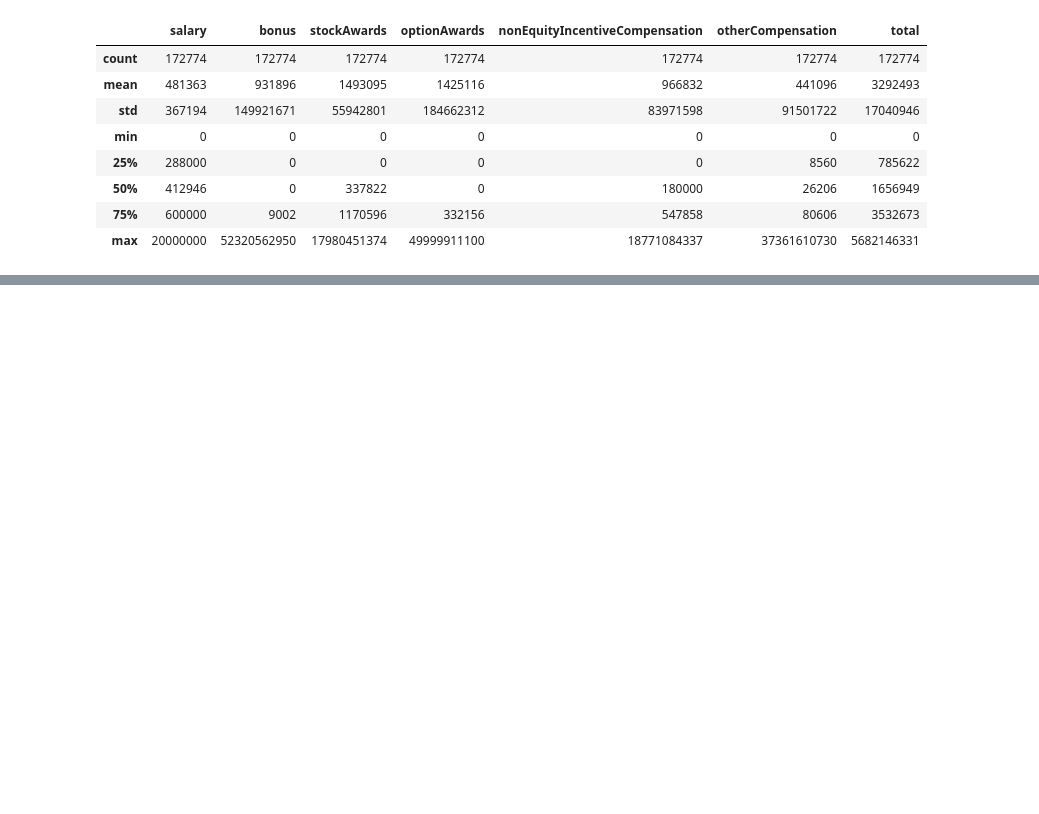
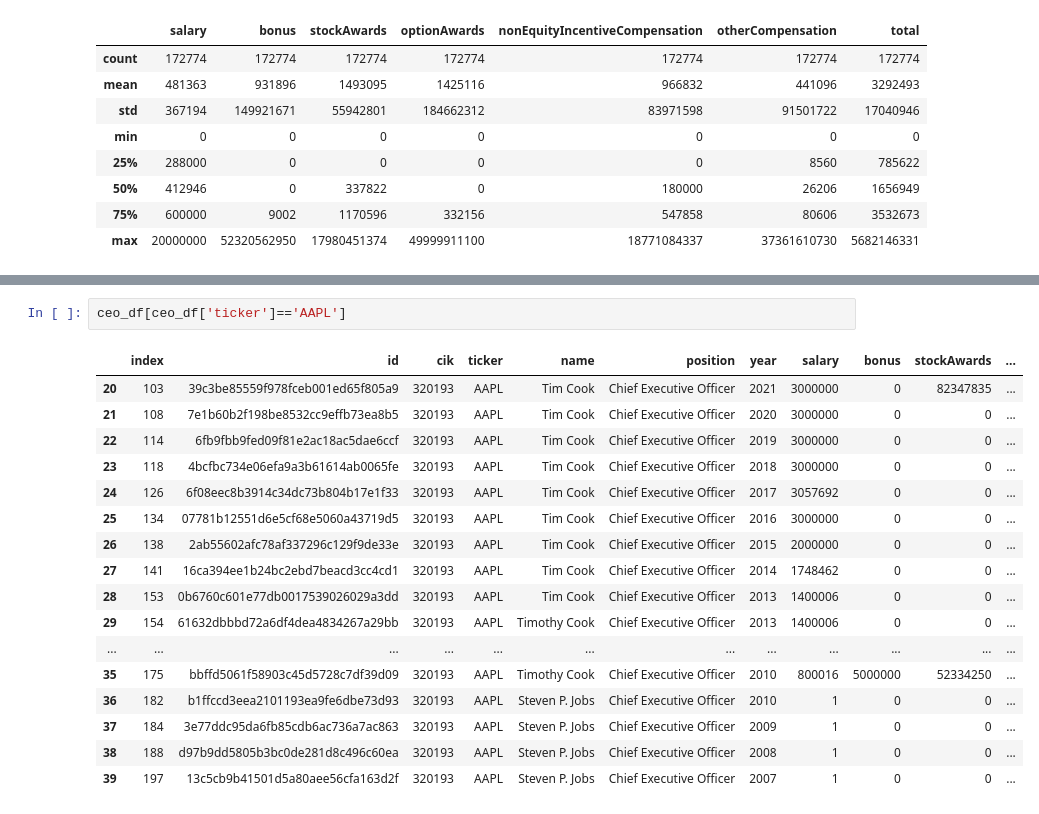
Before and after one commit to sfreagin/follow_the_money, a Jupyter notebook: SEC_API/5b_YOY_CEO_changes.ipynb, the cells around one changed output, grey strips where cells are left out. Cells and saved outputs as stored; diff of their text form; blank space fills up the shorter version.

```diff
--- a/SEC_API/5b_YOY_CEO_changes.ipynb
+++ b/SEC_API/5b_YOY_CEO_changes.ipynb
@@ -344,0 +350,20 @@ starter_df.drop(columns=['year','changeInPensionValueAndDeferredEarnings']).desc
+# %%
+ceo_df[ceo_df['ticker']=='AAPL']
+# %% [output]
+|  | index | id | cik | ticker | name | position | year | salary | bonus | stockAwards | ... |
+| 20 | 103 | 39c3be85559f978fceb001ed65f805a9 | 320193 | AAPL | Tim Cook | Chief Executive Officer | 2021 | 3000000 | 0 | 82347835 | ... |
+| 21 | 108 | 7e1b60b2f198be8532cc9effb73ea8b5 | 320193 | AAPL | Tim Cook | Chief Executive Officer | 2020 | 3000000 | 0 | 0 | ... |
+| 22 | 114 | 6fb9fbb9fed09f81e2ac18ac5dae6ccf | 320193 | AAPL | Tim Cook | Chief Executive Officer | 2019 | 3000000 | 0 | 0 | ... |
+| 23 | 118 | 4bcfbc734e06efa9a3b61614ab0065fe | 320193 | AAPL | Tim Cook | Chief Executive Officer | 2018 | 3000000 | 0 | 0 | ... |
+| 24 | 126 | 6f08eec8b3914c34dc73b804b17e1f33 | 320193 | AAPL | Tim Cook | Chief Executive Officer | 2017 | 3057692 | 0 | 0 | ... |
+| 25 | 134 | 07781b12551d6e5cf68e5060a43719d5 | 320193 | AAPL | Tim Cook | Chief Executive Officer | 2016 | 3000000 | 0 | 0 | ... |
+| 26 | 138 | 2ab55602afc78af337296c129f9de33e | 320193 | AAPL | Tim Cook | Chief Executive Officer | 2015 | 2000000 | 0 | 0 | ... |
+| 27 | 141 | 16ca394ee1b24bc2ebd7beacd3cc4cd1 | 320193 | AAPL | Tim Cook | Chief Executive Officer | 2014 | 1748462 | 0 | 0 | ... |
+| 28 | 153 | 0b6760c601e77db0017539026029a3dd | 320193 | AAPL | Tim Cook | Chief Executive Officer | 2013 | 1400006 | 0 | 0 | ... |
+| 29 | 154 | 61632dbbbd72a6df4dea4834267a29bb | 320193 | AAPL | Timothy Cook | Chief Executive Officer | 2013 | 1400006 | 0 | 0 | ... |
+| ... | ... | ... | ... | ... | ... | ... | ... | ... | ... | ... | ... |
+| 35 | 175 | bbffd5061f58903c45d5728c7df39d09 | 320193 | AAPL | Timothy Cook | Chief Executive Officer | 2010 | 800016 | 5000000 | 52334250 | ... |
+| 36 | 182 | b1ffccd3eea2101193ea9fe6dbe73d93 | 320193 | AAPL | Steven P. Jobs | Chief Executive Officer | 2010 | 1 | 0 | 0 | ... |
+| 37 | 184 | 3e77ddc95da6fb85cdb6ac736a7ac863 | 320193 | AAPL | Steven P. Jobs | Chief Executive Officer | 2009 | 1 | 0 | 0 | ... |
+| 38 | 188 | d97b9dd5805b3bc0de281d8c496c60ea | 320193 | AAPL | Steven P. Jobs | Chief Executive Officer | 2008 | 1 | 0 | 0 | ... |
+| 39 | 197 | 13c5cb9b41501d5a80aee56cfa163d2f | 320193 | AAPL | Steven P. Jobs | Chief Executive Officer | 2007 | 1 | 0 | 0 | ... |
```
Also changed, not shown: parts of 5 cells of this notebook, 2 other files.
